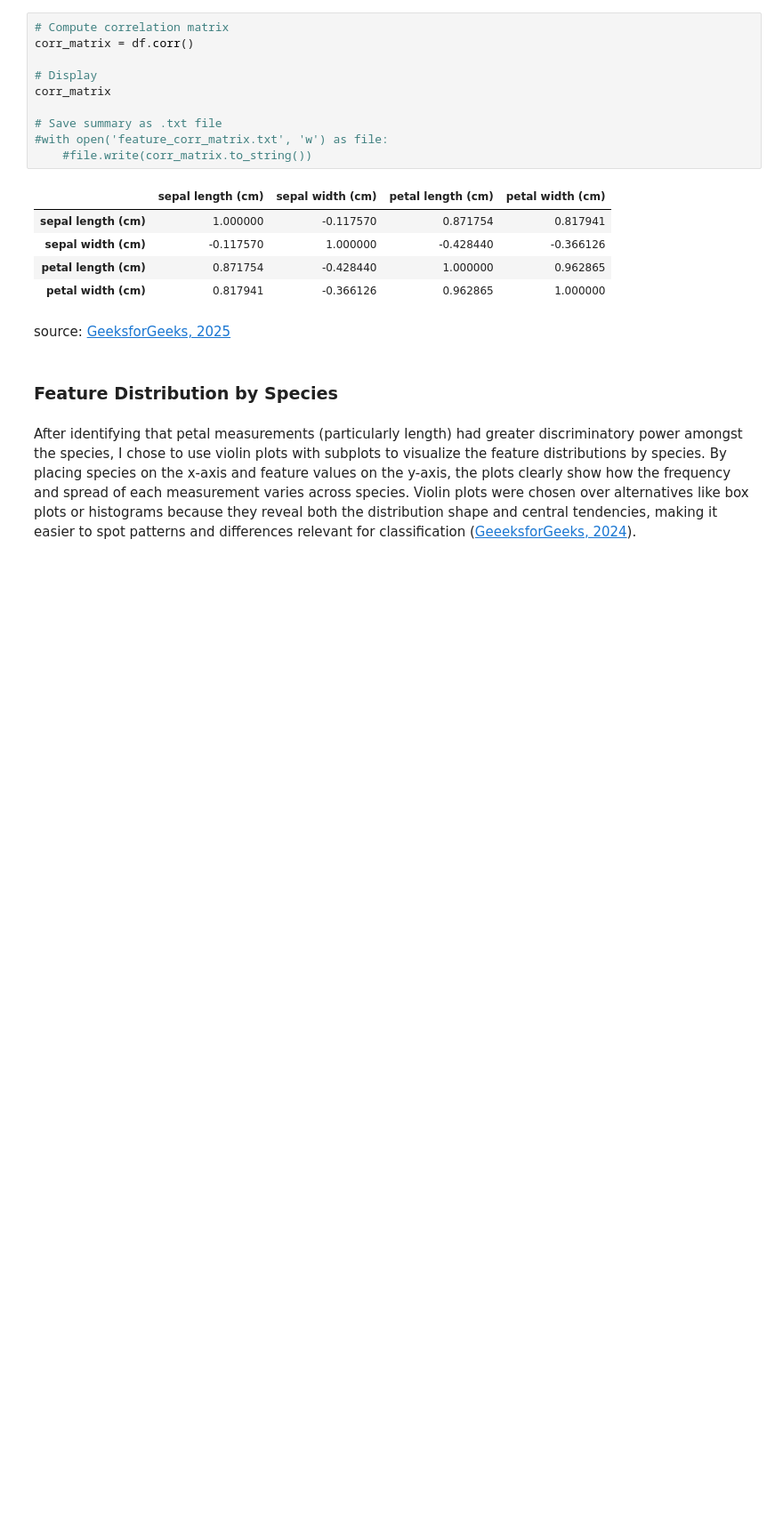
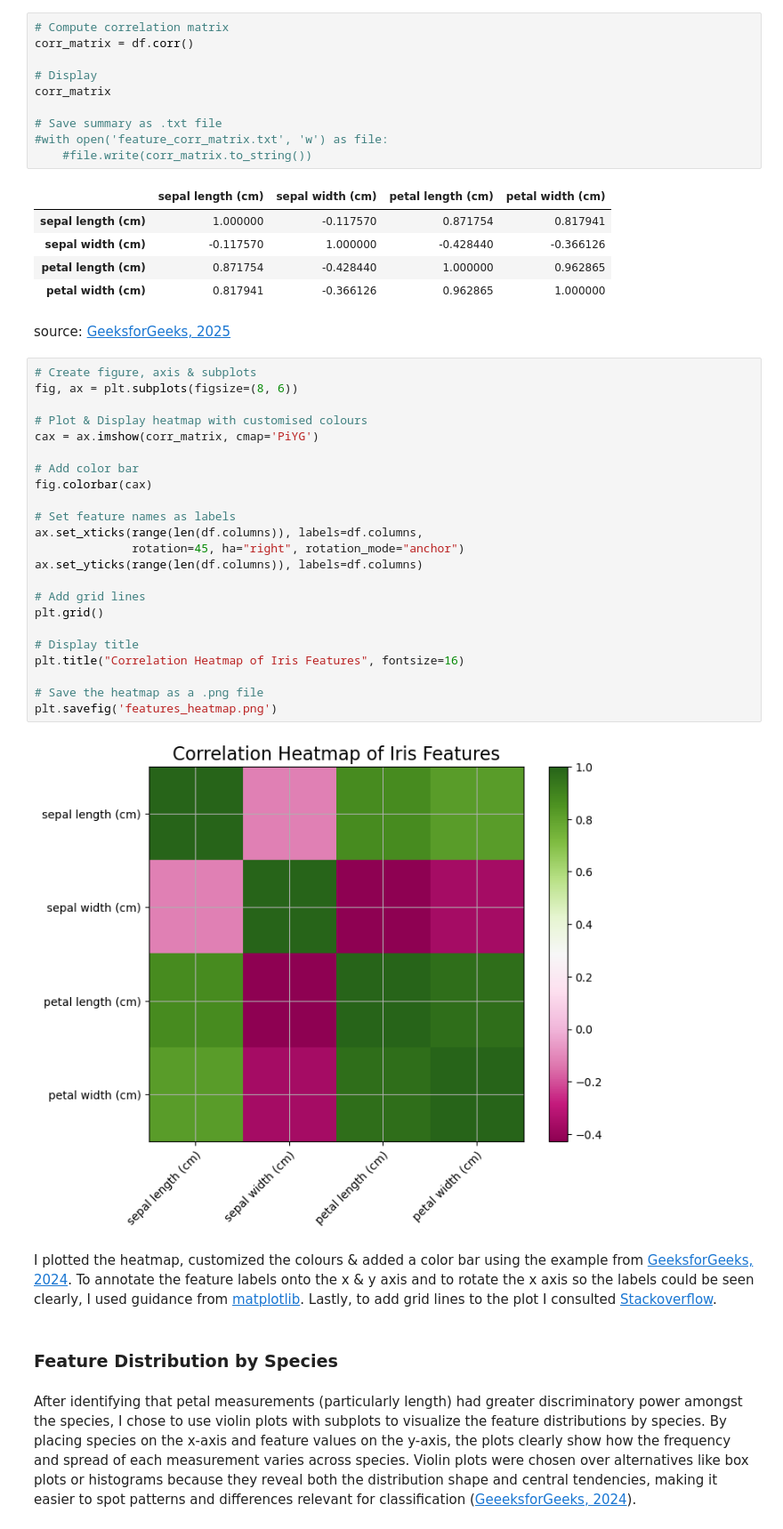
Before and after one commit to NibnabCodes/pands_project, a Jupyter notebook: investigations.ipynb, the cells around one changed output. Shown: that part at 89% size. Cells and saved outputs as stored; diff of their text form; blank space fills up the shorter version.

```diff
--- a/investigations.ipynb
+++ b/investigations.ipynb
@@ -232,6 +233,33 @@ corr_matrix
 | petal width (cm) | 0.817941 | -0.366126 | 0.962865 | 1.000000 |
 # %% [markdown]
 source: [GeeksforGeeks, 2025](https://www.geeksforgeeks.org/create-a-correlation-matrix-using-python/)
+# %%
+# Create figure, axis & subplots
+fig, ax = plt.subplots(figsize=(8, 6))
+
+# Plot & Display heatmap with customised colours
+cax = ax.imshow(corr_matrix, cmap='PiYG')
+
+# Add color bar
+fig.colorbar(cax)
+
+# Set feature names as labels
+ax.set_xticks(range(len(df.columns)), labels=df.columns,
+              rotation=45, ha="right", rotation_mode="anchor")
+ax.set_yticks(range(len(df.columns)), labels=df.columns)
+
+# Add grid lines
+plt.grid()
+
+# Display title
+plt.title("Correlation Heatmap of Iris Features", fontsize=16)
+
+# Save the heatmap as a .png file
+plt.savefig('features_heatmap.png')
+# %% [output]
+[figure, added]
+# %% [markdown]
+I plotted the heatmap, customized the colours & added a color bar using the example from [GeeksforGeeks, 2024](https://www.geeksforgeeks.org/how-to-draw-2d-heatmap-using-matplotlib-in-python/). To annotate the feature labels onto the x & y axis and to rotate the x axis so the labels could be seen clearly, I used guidance from [matplotlib](https://matplotlib.org/stable/gallery/images_contours_and_fields/image_annotated_heatmap.html). Lastly, to add grid lines to the plot I consulted [Stackoverflow](https://stackoverflow.com/questions/8209568/how-do-i-draw-a-grid-onto-a-plot-in-python).
 # %% [markdown]
 ### Feature Distribution by Species
 # %% [markdown]
```
Also changed, not shown: parts of 3 cells of this notebook, 2 other files.
